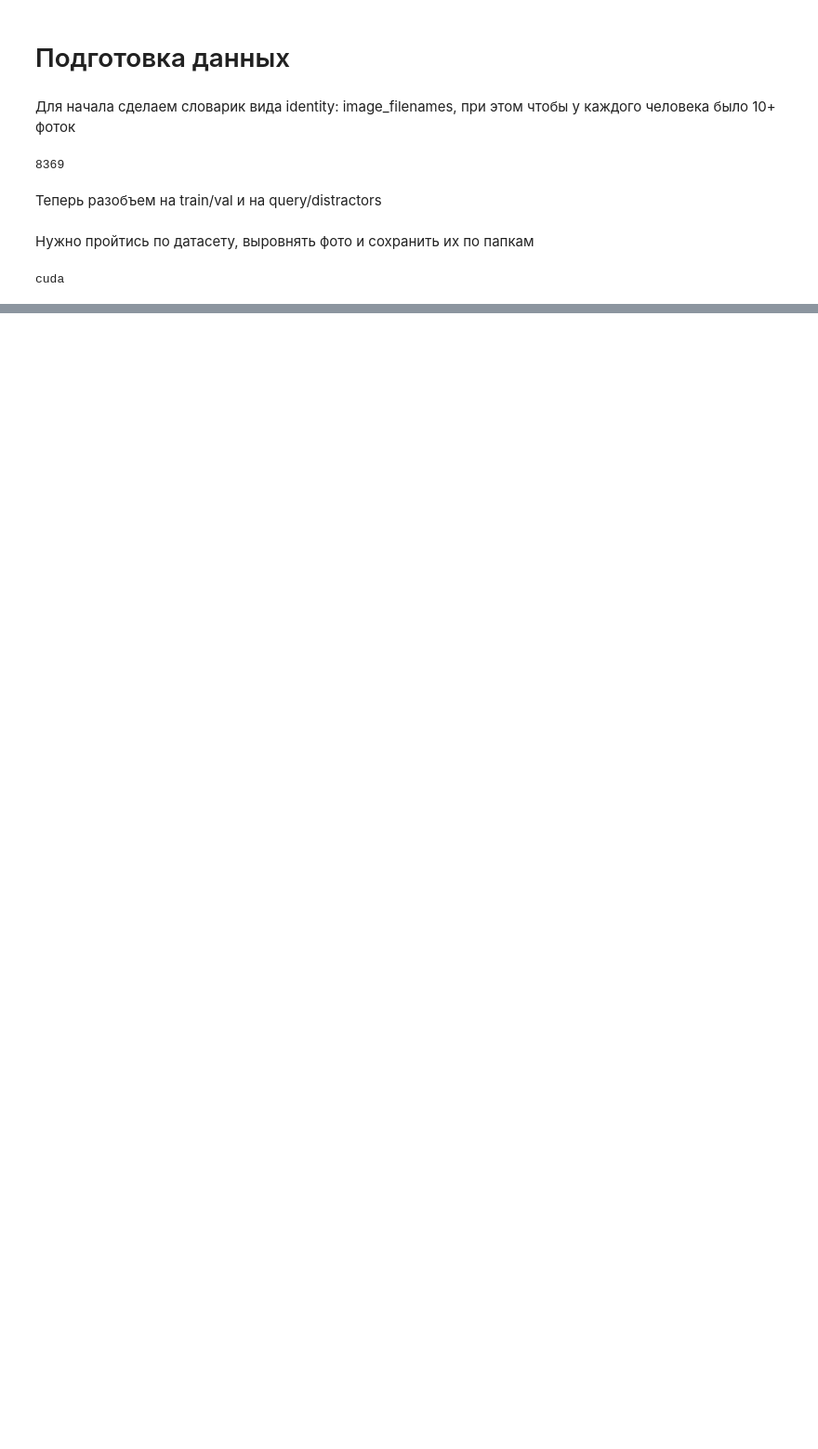
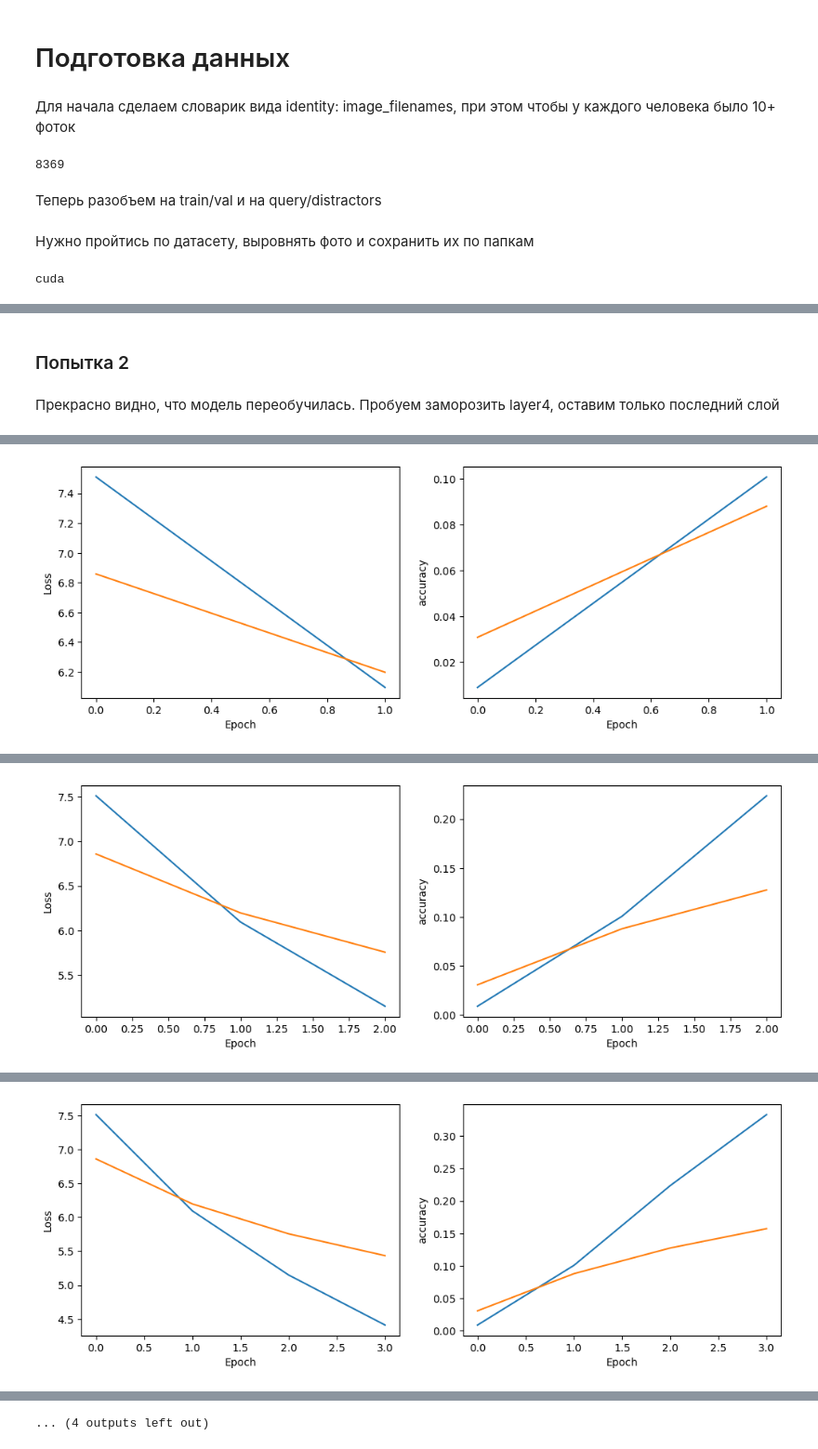
Before and after one commit to vladjkezor/face-recognition-pipeline-research, a Jupyter notebook: notebooks/2_FaceRecognition.ipynb, the cells around one changed output, grey strips where cells are left out. Shown at 93% size. Saved outputs shown, nothing was run; the diff lists cells and outputs as text; code cells hidden in the pictures; blank space fills up the shorter version.

```diff
--- a/notebooks/2_FaceRecognition.ipynb
+++ b/notebooks/2_FaceRecognition.ipynb
@@ -142,0 +368,23 @@ print(train_data.class_to_idx)
+# %% [markdown]
+<h3>Попытка 2</h3>
+# %% [markdown]
+Прекрасно видно, что модель переобучилась. Пробуем заморозить layer4, оставим только последний слой
+# %%
+resnet_18 = models.resnet18(weights=models.ResNet18_Weights.IMAGENET1K_V1)
+
+resnet_18.fc = nn.Linear(resnet_18.fc.in_features, 2000)
+
+for param in resnet_18.parameters():
+    param.requires_grad = False
+
+for param in resnet_18.fc.parameters():
+    param.requires_grad = True
+
+resnet_18 = resnet_18.to(device)
+# %%
+criterion = nn.CrossEntropyLoss()
+optimizer = optim.Adam([p for p in resnet_18.parameters() if p.requires_grad])
+scheduler = optim.lr_scheduler.ReduceLROnPlateau(optimizer, mode='max', factor=0.5, patience=3)
+# %%
+resnet_18, resnet18_stats = train(resnet_18, 30, train_loader, val_loader, optimizer, criterion, accuracy, './models/resnet18_CE', scheduler, '_atempt_2')
+# %% [output]
@@ -142,0 +397 @@ print(train_data.class_to_idx)
+[figure, added]
@@ -142,0 +401 @@ print(train_data.class_to_idx)
+[figure, added]
@@ -142,0 +405 @@ print(train_data.class_to_idx)
+[figure, added]
@@ -142,0 +417 @@ print(train_data.class_to_idx)
+... (4 outputs left out)
```
Also changed, not shown: parts of 81 cells of this notebook, 6 other files.
